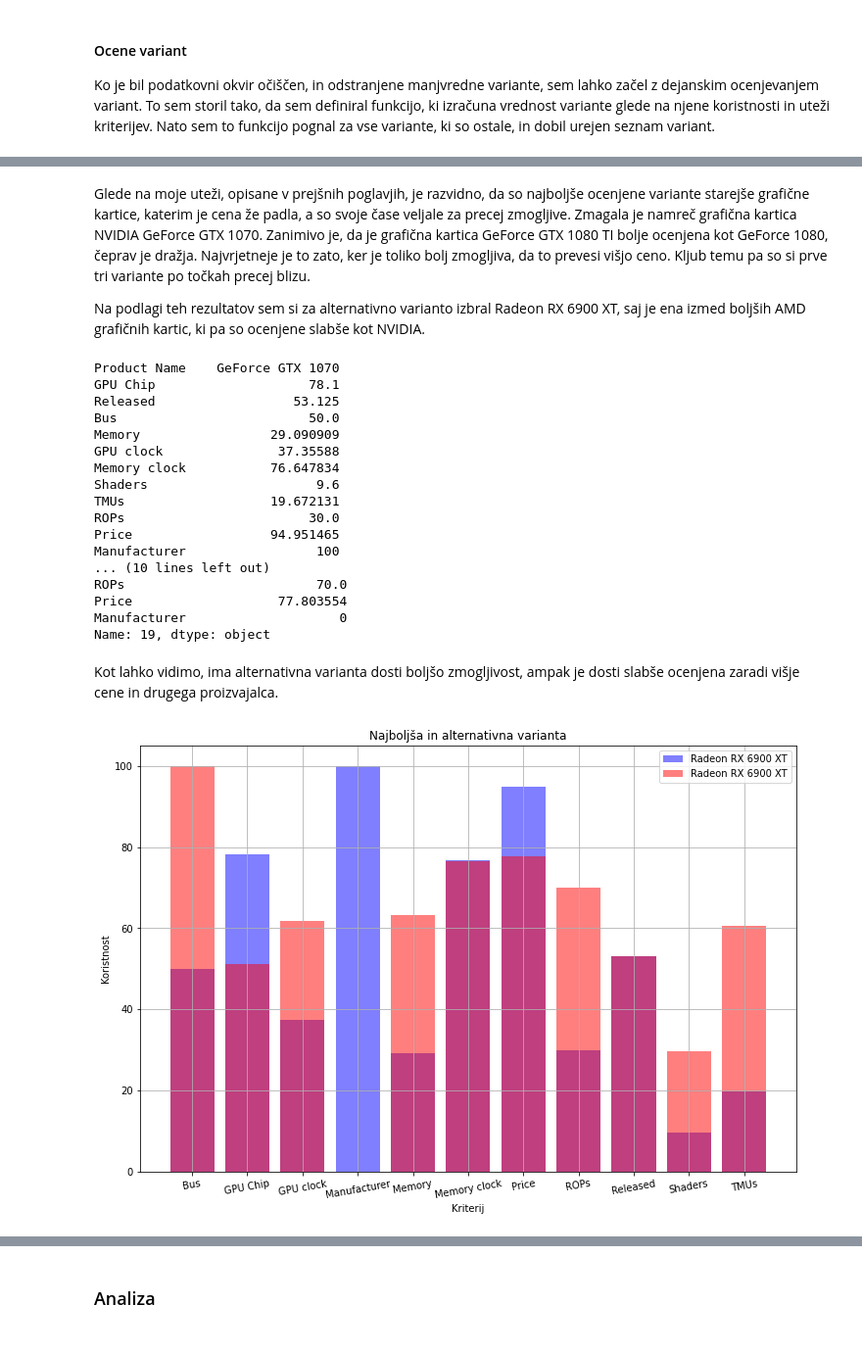
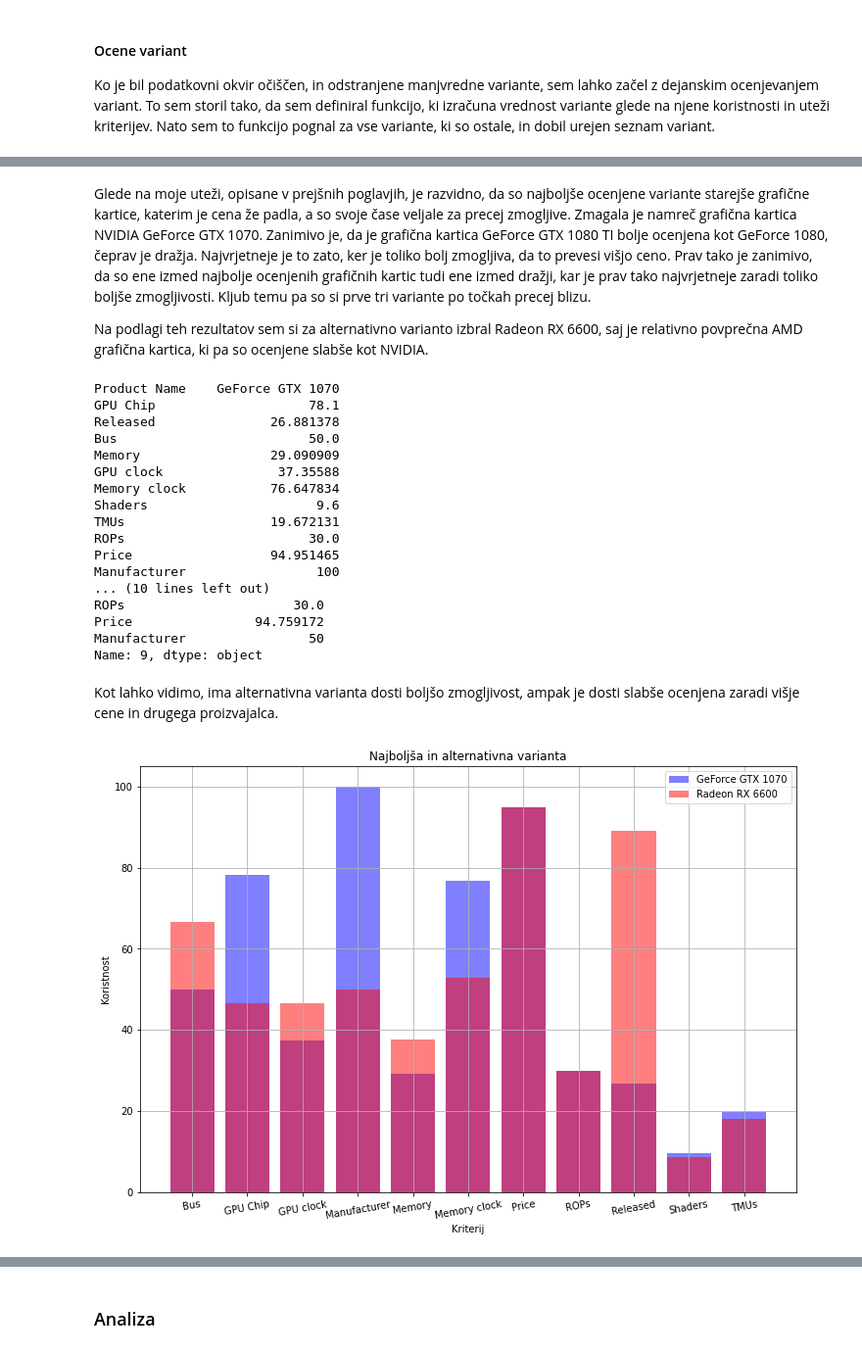
Before and after one commit to LukaSveigl/Decision-support-systems, a Jupyter notebook: Seminar work 1 - Decision model/decision-model.ipynb, the cells around one changed output, grey strips where cells are left out. Shown at 98% size. Drawn from its saved outputs; the diff is of its cells as text; code cells hidden in the pictures.

Commit message:
Fixed minor bugs in decision model, added comparisons between variants, started work on MAP diagram.

```diff
--- a/Seminar work 1 - Decision model/decision-model.ipynb
+++ b/Seminar work 1 - Decision model/decision-model.ipynb
@@ -235,9 +235,10 @@ def normalize_manufacturer(val : str) -> float:
     :param val: The ROPs.
     """
     if val == 'AMD':
-        return 0
+        return 50
     if val == 'NVIDIA':
         return 100
+    return 0
 
 
 def normalize_memory(val : str) -> float:
@@ -292,8 +293,8 @@ def normalize_released(val : str) -> float:
     :param val: The date value.
     """
 
-    return ((datetime.datetime.strptime('September 11, 2018', "%B %d, %Y").date() - min_release_date).days * (new_scale_max - new_scale_min)) / \
-    (max_release_date - min_release_date).days + new_scale_min
+    return ((datetime.datetime.strptime(val, "%B %d, %Y").date() - min_release_date).days \
+        * (new_scale_max - new_scale_min)) / (max_release_date - min_release_date).days + new_scale_min
 
 
 def normalize_GPU_chip(val : str) -> float:
@@ -323,8 +324,10 @@ def normalize_GPU_chip(val : str) -> float:
     if chip_name == 'AD' or chip_name == 'Polaris ':
         version_modifier = 100
     else:
-        max_chip_version = max([int(i[[k.isdigit() for k in i].index(True):]) for i in data['GPU Chip'] if i[:[j.isdigit() for j in i].index(True)] == chip_name])
-        min_chip_version = min([int(i[[k.isdigit() for k in i].index(True):]) for i in data['GPU Chip'] if i[:[j.isdigit() for j in i].index(True)] == chip_name])
+        max_chip_version = max([int(i[[k.isdigit() for k in i].index(True):]) for i in data['GPU Chip'] if \
+            i[:[j.isdigit() for j in i].index(True)] == chip_name])
+        min_chip_version = min([int(i[[k.isdigit() for k in i].index(True):]) for i in data['GPU Chip'] if \
+            i[:[j.isdigit() for j in i].index(True)] == chip_name])
         version_modifier = ((chip_version - min_chip_version) * (new_scale_max_r - new_scale_min_r)) / (max_chip_version - min_chip_version) + new_scale_min_r
 
     name_modifier *= 0.7
@@ -531,14 +534,14 @@ Radeon RX 580: 48.143
 # %% [markdown]
-Glede na moje uteži, opisane v prejšnih poglavjih, je razvidno, da so najboljše ocenjene variante starejše grafične kartice, katerim je cena že padla, a so svoje čase veljale za precej zmogljive. Zmagala je namreč grafična kartica NVIDIA GeForce GTX 1070. Zanimivo je, da je grafična kartica GeForce GTX 1080 TI bolje ocenjena kot GeForce 1080, čeprav je dražja. Najvrjetneje je to zato, ker je toliko bolj zmogljiva, da to prevesi višjo ceno. Kljub temu pa so si prve tri variante po točkah precej blizu.
+Glede na moje uteži, opisane v prejšnih poglavjih, je razvidno, da so najboljše ocenjene variante starejše grafične kartice, katerim je cena že padla, a so svoje čase veljale za precej zmogljive. Zmagala je namreč grafična kartica NVIDIA GeForce GTX 1070. Zanimivo je, da je grafična kartica GeForce GTX 1080 TI bolje ocenjena kot GeForce 1080, čeprav je dražja. Najvrjetneje je to zato, ker je toliko bolj zmogljiva, da to prevesi višjo ceno. Prav tako je zanimivo, da so ene izmed najbolje ocenjenih grafičnih kartic tudi ene izmed dražji, kar je prav tako najvrjetneje zaradi toliko boljše zmogljivosti. Kljub temu pa so si prve tri variante po točkah precej blizu.
 
-Na podlagi teh rezultatov sem si za alternativno varianto izbral Radeon RX 6900 XT, saj je ena izmed boljših AMD grafičnih kartic, ki pa so ocenjene slabše kot NVIDIA.
+Na podlagi teh rezultatov sem si za alternativno varianto izbral Radeon RX 6600, saj je relativno povprečna AMD grafična kartica, ki pa so ocenjene slabše kot NVIDIA.
 # %%
 print(converted_data[converted_data['Product Name'] == 'GeForce GTX 1070'].squeeze())
-print(converted_data[converted_data['Product Name'] == 'Radeon RX 6900 XT'].squeeze())
+print(converted_data[converted_data['Product Name'] == 'Radeon RX 6600'].squeeze())
 # %% [output]
 Product Name    GeForce GTX 1070
 GPU Chip                    78.1
-Released                  53.125
+Released               26.881378
 Bus                         50.0
 Memory                 29.090909
 GPU clock               37.35588
@@ -549,38 +552,36 @@ ROPs                        30.0
 Price                  94.951465
 Manufacturer                 100
 ... (10 lines left out)
-ROPs                         70.0
-Price                   77.803554
-Manufacturer                    0
-Name: 19, dtype: object
+ROPs                      30.0
+Price                94.759172
+Manufacturer                50
+Name: 9, dtype: object
 # %% [markdown]
 Kot lahko vidimo, ima alternativna varianta dosti boljšo zmogljivost, ampak je dosti slabše ocenjena zaradi višje cene in drugega proizvajalca.
 # %%
 top = converted_data.loc[converted_data['Product Name'] == 'GeForce GTX 1070']
-alt = converted_data.loc[converted_data['Product Name'] == 'Radeon RX 6900 XT']
+alt = converted_data.loc[converted_data['Product Name'] == 'Radeon RX 6600']
 
 top_dict = dict()
 alt_dict = dict()
 
 for column in converted_data.columns[1:]:
     top_dict[column] = top[column].to_list()[0]
     alt_dict[column] = alt[column].to_list()[0]
 
 x1, y1 = zip(*(sorted(top_dict.items())))
 x2, y2 = zip(*(sorted(alt_dict.items())))
 
 fig, ax = plt.subplots(figsize=(12,8))
 plt.grid()
 plt.xticks(rotation=10)
-#ax.plot(x1, y1, label='GeForce GTX 1070', marker='8', markersize=5, linewidth=2, alpha=0.8, color='b')
-#ax.plot(x2, y2, label='Radeon RX 6900 XT', marker='8', markersize=5, linewidth=2, alpha=0.8, color='r')
-ax.bar(x1, y1, label='Radeon RX 6900 XT', alpha=0.5, color='b')
-ax.bar(x2, y2, label='Radeon RX 6900 XT', alpha=0.5, color='r')
+ax.bar(x1, y1, label='GeForce GTX 1070', alpha=0.5, color='b')
+ax.bar(x2, y2, label='Radeon RX 6600', alpha=0.5, color='r')
 ax.set_title('Najboljša in alternativna varianta')
 ax.set_xticks(x2)
 ax.set_ylabel('Koristnost')
 ax.set_xlabel('Kriterij')
 ax.legend(loc=1)
 plt.show()
 # %% [output]
-[figure, old version]
+[figure, new version]
```
Also changed, not shown: parts of 14 cells of this notebook.
